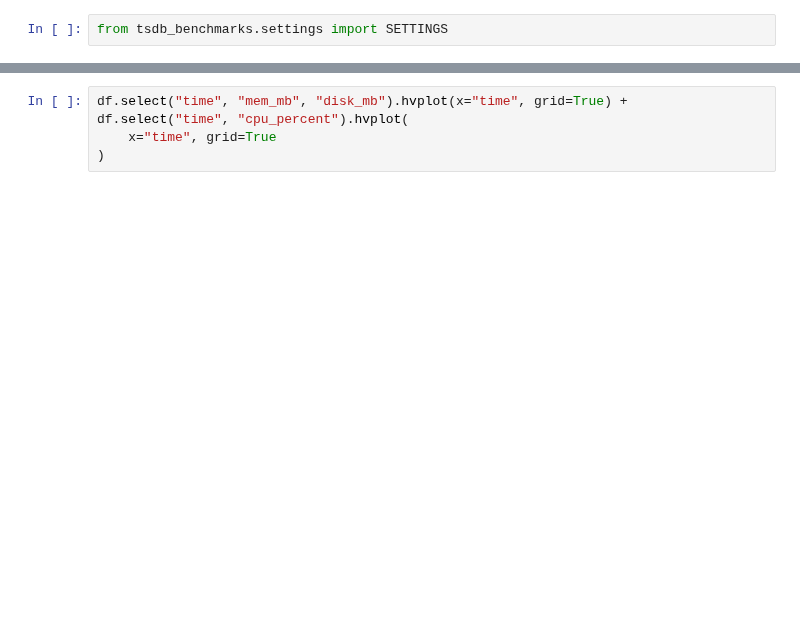
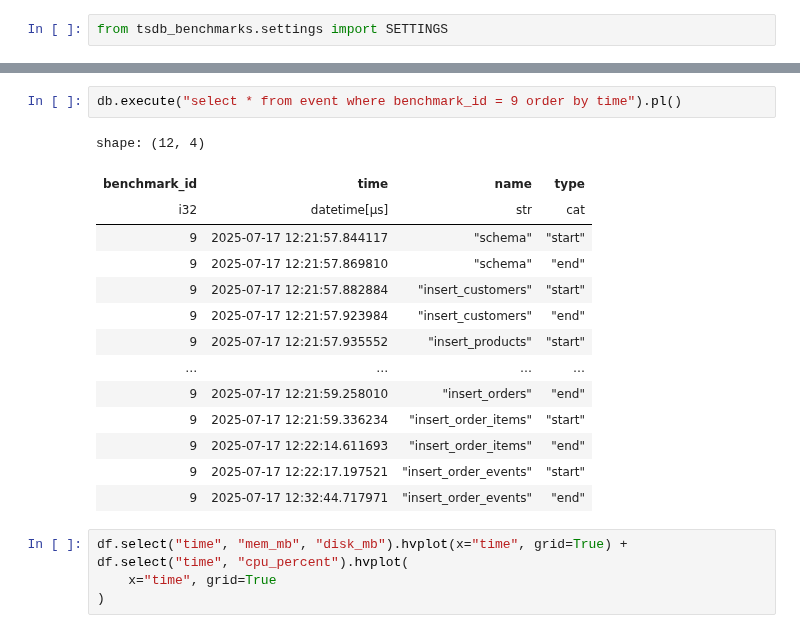
Before and after one commit to wlaur/olap-benchmarks, a Jupyter notebook: notebooks/results.ipynb, the cells around one changed output, grey strips where cells are left out. Cells and saved outputs as stored; diff of their text form; blank space fills up the shorter version.

```diff
--- a/notebooks/results.ipynb
+++ b/notebooks/results.ipynb
@@ -52,3 +73,20 @@ shape: (308, 5)
+# %%
+db.execute("select * from event where benchmark_id = 9 order by time").pl()
+# %% [output]
+shape: (12, 4)
+| benchmark_id | time | name | type |
+| i32 | datetime[μs] | str | cat |
+| 9 | 2025-07-17 12:21:57.844117 | "schema" | "start" |
+| 9 | 2025-07-17 12:21:57.869810 | "schema" | "end" |
+| 9 | 2025-07-17 12:21:57.882884 | "insert_customers" | "start" |
+| 9 | 2025-07-17 12:21:57.923984 | "insert_customers" | "end" |
+| 9 | 2025-07-17 12:21:57.935552 | "insert_products" | "start" |
+| … | … | … | … |
+| 9 | 2025-07-17 12:21:59.258010 | "insert_orders" | "end" |
+| 9 | 2025-07-17 12:21:59.336234 | "insert_order_items" | "start" |
+| 9 | 2025-07-17 12:22:14.611693 | "insert_order_items" | "end" |
+| 9 | 2025-07-17 12:22:17.197521 | "insert_order_events" | "start" |
+| 9 | 2025-07-17 12:32:44.717971 | "insert_order_events" | "end" |
 # %%
 df.select("time", "mem_mb", "disk_mb").hvplot(x="time", grid=True) + df.select("time", "cpu_percent").hvplot(
     x="time", grid=True
```
Also changed, not shown: parts of 5 cells of this notebook, 4 other files.
